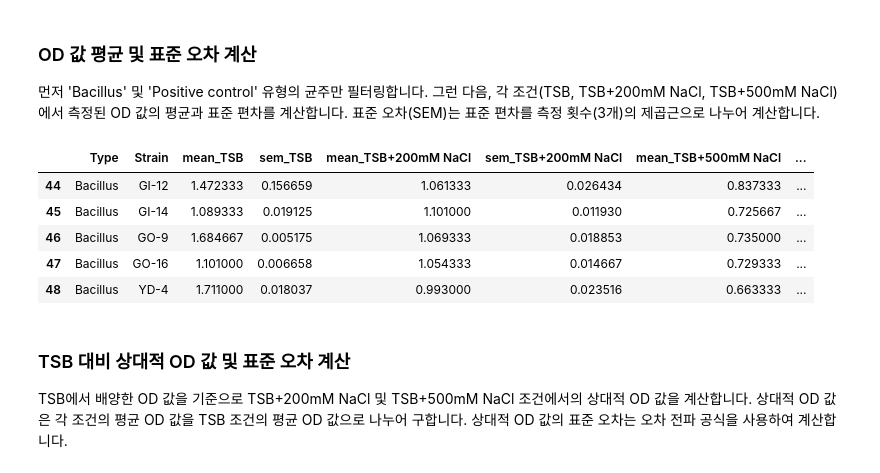
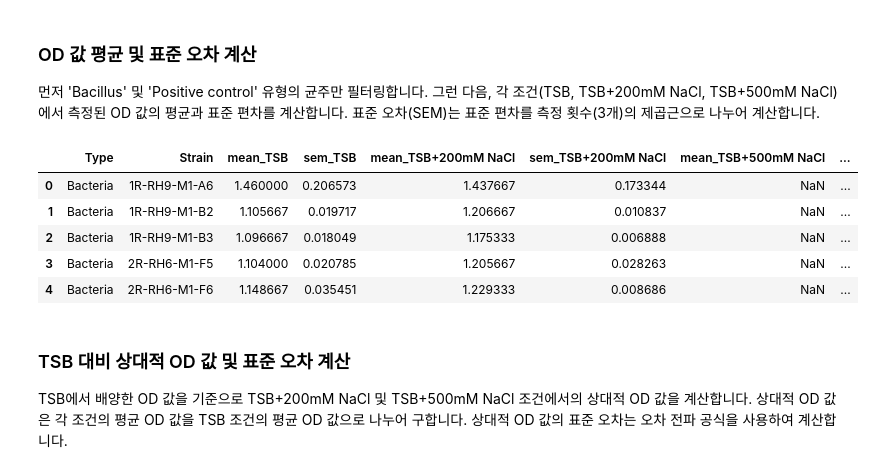
Before and after one commit to jellybbie/study, a Jupyter notebook: scratchpad.ipynb, the cells around one changed output. Cells and saved outputs as stored; diff of their text form; code cells hidden in the pictures.

```diff
--- a/scratchpad.ipynb
+++ b/scratchpad.ipynb
@@ -21,38 +21,38 @@ display(df.head())
 # %%
 import numpy as np
 
-# Filter for relevant types
-filtered_df = df[df['Type'].isin(['Bacillus', 'Positive control'])].copy()
+# Filter for relevant types: 'Bacteria' and 'Positive control'
+filtered_df = df[df['Type'].isin(['Bacteria', 'Positive control'])].copy()
 
 # Define column groups for each condition
 tsb_cols = ['TSB', 'TSB.1', 'TSB.2']
 nacl200_cols = ['TSB+200mM NaCl', 'TSB+200mM NaCl.1', 'TSB+200mM NaCl.2']
 nacl500_cols = ['TSB+500mM NaCl', 'TSB+500mM NaCl.1', 'TSB+500mM NaCl.2']
 
 # Calculate mean, standard deviation, and standard error for TSB condition
 filtered_df['mean_TSB'] = filtered_df[tsb_cols].mean(axis=1)
 filtered_df['std_TSB'] = filtered_df[tsb_cols].std(axis=1)
 filtered_df['sem_TSB'] = filtered_df['std_TSB'] / np.sqrt(filtered_df[tsb_cols].notna().sum(axis=1))
 
 # Calculate mean, standard deviation, and standard error for TSB+200mM NaCl condition
 filtered_df['mean_TSB+200mM NaCl'] = filtered_df[nacl200_cols].mean(axis=1)
 filtered_df['std_TSB+200mM NaCl'] = filtered_df[nacl200_cols].std(axis=1)
 filtered_df['sem_TSB+200mM NaCl'] = filtered_df['std_TSB+200mM NaCl'] / np.sqrt(filtered_df[nacl200_cols].notna().sum(axis=1))
 
 # Calculate mean, standard deviation, and standard error for TSB+500mM NaCl condition
 filtered_df['mean_TSB+500mM NaCl'] = filtered_df[nacl500_cols].mean(axis=1)
 filtered_df['std_TSB+500mM NaCl'] = filtered_df[nacl500_cols].std(axis=1)
 filtered_df['sem_TSB+500mM NaCl'] = filtered_df['std_TSB+500mM NaCl'] / np.sqrt(filtered_df[nacl500_cols].notna().sum(axis=1))
 
 # Display the intermediate results (mean, std, sem for each condition)
 display(filtered_df[['Type', 'Strain', 'mean_TSB', 'sem_TSB', 'mean_TSB+200mM NaCl', 'sem_TSB+200mM NaCl', 'mean_TSB+500mM NaCl', 'sem_TSB+500mM NaCl']].head())
 # %% [output]
 |  | Type | Strain | mean_TSB | sem_TSB | mean_TSB+200mM NaCl | sem_TSB+200mM NaCl | mean_TSB+500mM NaCl | ... |
-| 44 | Bacillus | GI-12 | 1.472333 | 0.156659 | 1.061333 | 0.026434 | 0.837333 | ... |
-| 45 | Bacillus | GI-14 | 1.089333 | 0.019125 | 1.101000 | 0.011930 | 0.725667 | ... |
-| 46 | Bacillus | GO-9 | 1.684667 | 0.005175 | 1.069333 | 0.018853 | 0.735000 | ... |
-| 47 | Bacillus | GO-16 | 1.101000 | 0.006658 | 1.054333 | 0.014667 | 0.729333 | ... |
-| 48 | Bacillus | YD-4 | 1.711000 | 0.018037 | 0.993000 | 0.023516 | 0.663333 | ... |
+| 0 | Bacteria | 1R-RH9-M1-A6 | 1.460000 | 0.206573 | 1.437667 | 0.173344 | NaN | ... |
+| 1 | Bacteria | 1R-RH9-M1-B2 | 1.105667 | 0.019717 | 1.206667 | 0.010837 | NaN | ... |
+| 2 | Bacteria | 1R-RH9-M1-B3 | 1.096667 | 0.018049 | 1.175333 | 0.006888 | NaN | ... |
+| 3 | Bacteria | 2R-RH6-M1-F5 | 1.104000 | 0.020785 | 1.205667 | 0.028263 | NaN | ... |
+| 4 | Bacteria | 2R-RH6-M1-F6 | 1.148667 | 0.035451 | 1.229333 | 0.008686 | NaN | ... |
 # %% [markdown]
 ### TSB 대비 상대적 OD 값 및 표준 오차 계산
 
```
Also changed, not shown: parts of 3 cells of this notebook.
